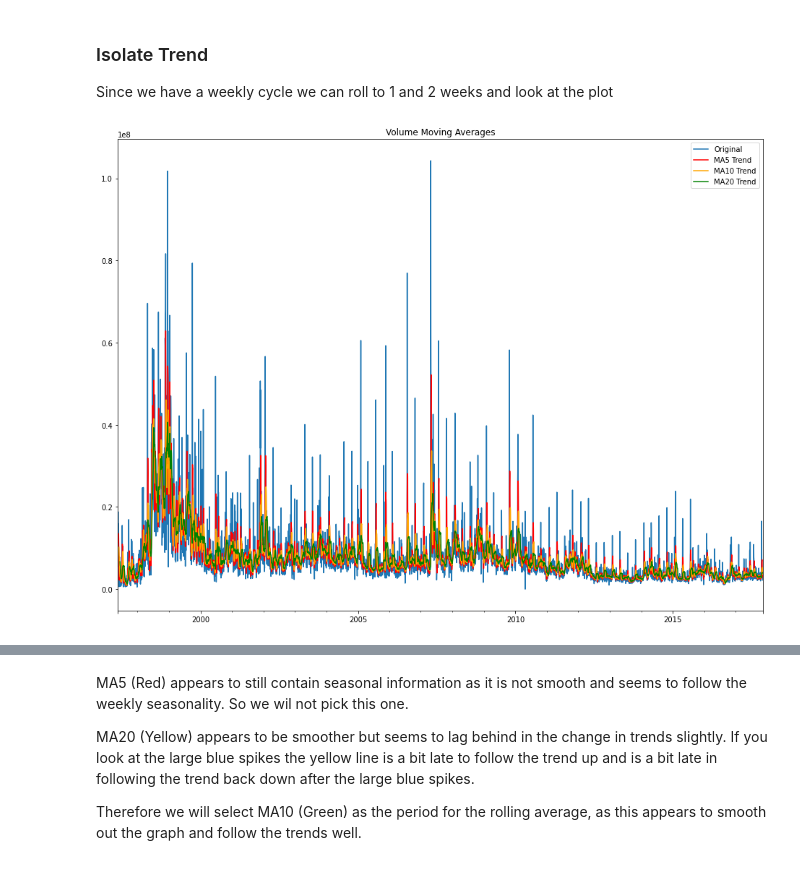
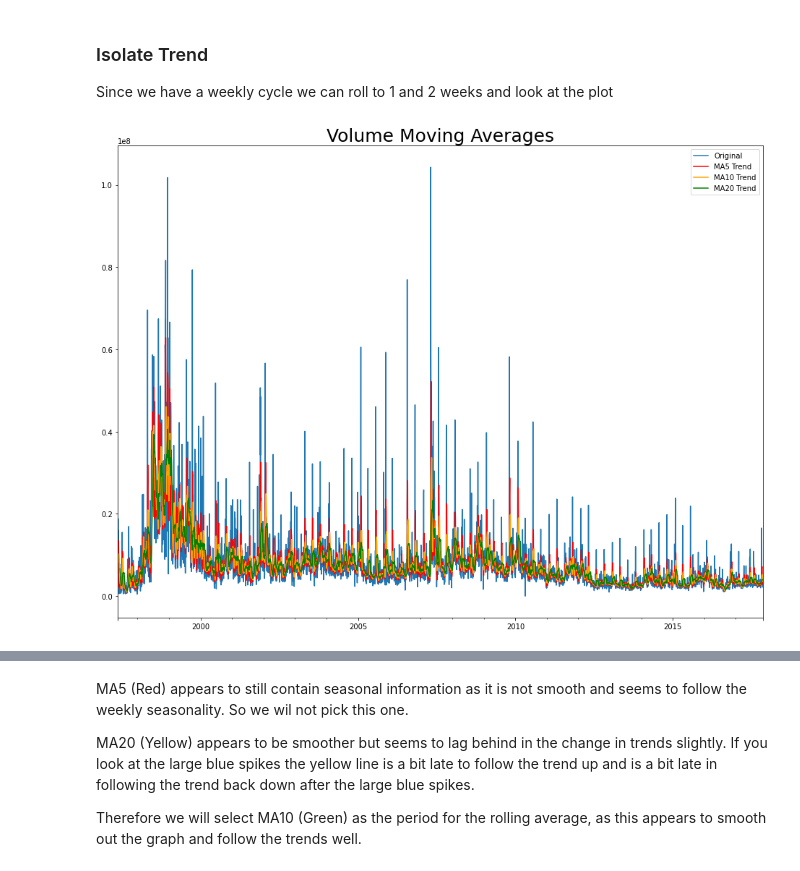
Before and after one commit to JamieKats/data2001-a3, a Jupyter notebook: DATA2001-A3-s4674720.ipynb, the cells around one changed output, grey strips where cells are left out. Cells and saved outputs as stored; diff of their text form; code cells hidden in the pictures.

```diff
--- a/DATA2001-A3-s4674720.ipynb
+++ b/DATA2001-A3-s4674720.ipynb
@@ -591,19 +587,19 @@ amazon_data['MA720 Trend'] = amazon_data['Volume'].rolling(720).mean() # 36 mont
 # %%
 fig, ax = plt.subplots()
 amazon_data['Volume'].plot(label='Original', ax=ax)
 amazon_data['MA5 Trend'].plot(color='red', label='MA5 Trend', ax=ax)
 amazon_data['MA10 Trend'].plot(color='orange', label='MA10 Trend', ax=ax)
 amazon_data['MA20 Trend'].plot(color='green', label='MA20 Trend', ax=ax)
 # amazon_data['MA60 Trend'].plot(color='orange', label='MA60 Trend', ax=ax)
 # amazon_data['MA120 Trend'].plot(color='blue', label='MA60 Trend', ax=ax)
 # amazon_data['MA180 Trend'].plot(color='yellow', label='MA60 Trend', ax=ax) # chosen in tut
 # amazon_data['MA240 Trend'].plot(color='yellow', label='MA60 Trend', ax=ax)
 # amazon_data['MA480 Trend'].plot(color='yellow', label='MA60 Trend', ax=ax)
 # amazon_data['MA720 Trend'].plot(color='yellow', label='MA60 Trend', ax=ax)
-plt.title('Volume Moving Averages')
+plt.title('Volume Moving Averages', fontsize=25)
 fig.set_size_inches((16, 12))
 plt.legend()
 plt.show()
 # %% [output]
-[figure, old version]
+[figure, new version]
 # %% [markdown]
```
Also changed, not shown: parts of 56 cells of this notebook.
